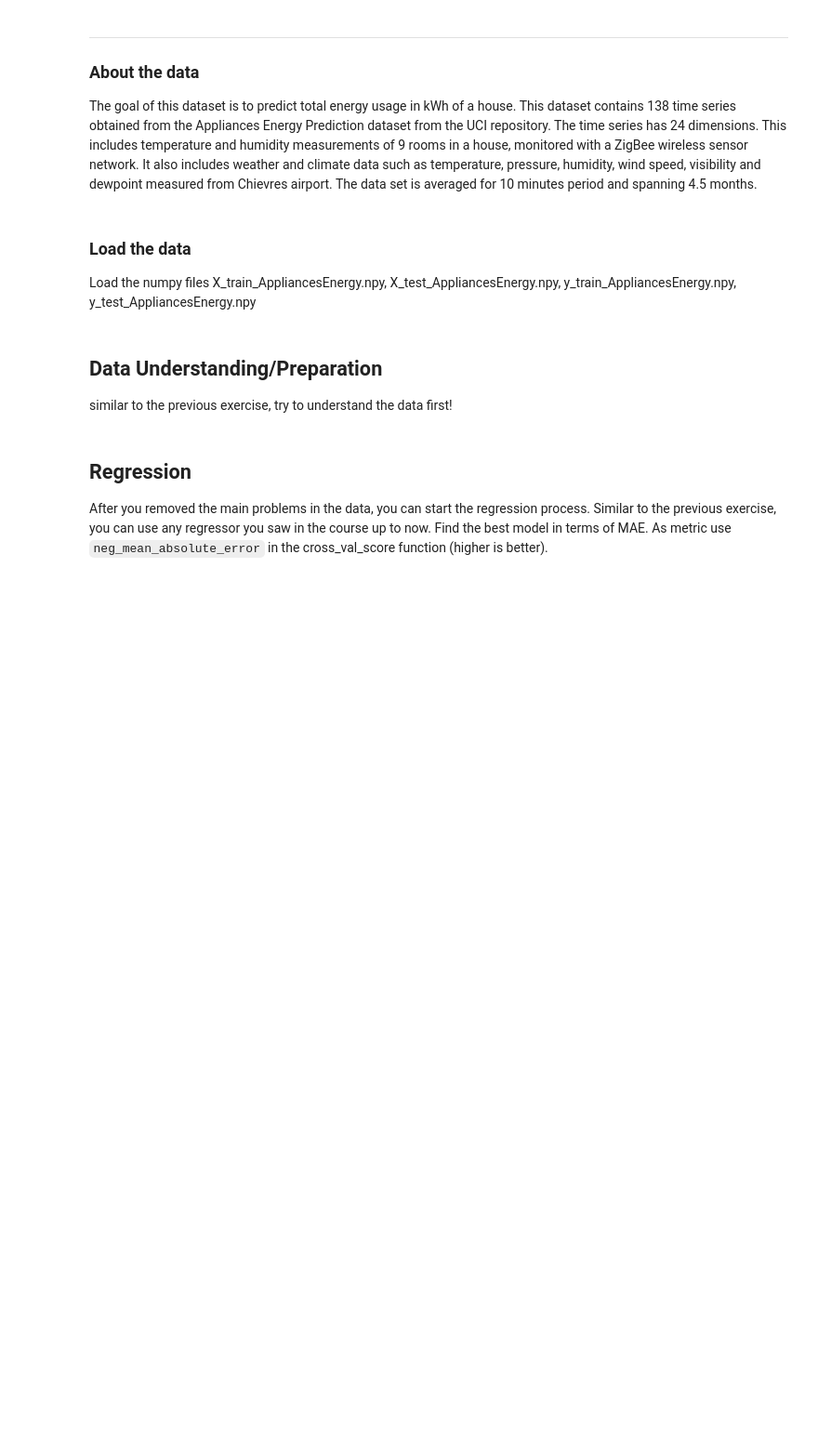
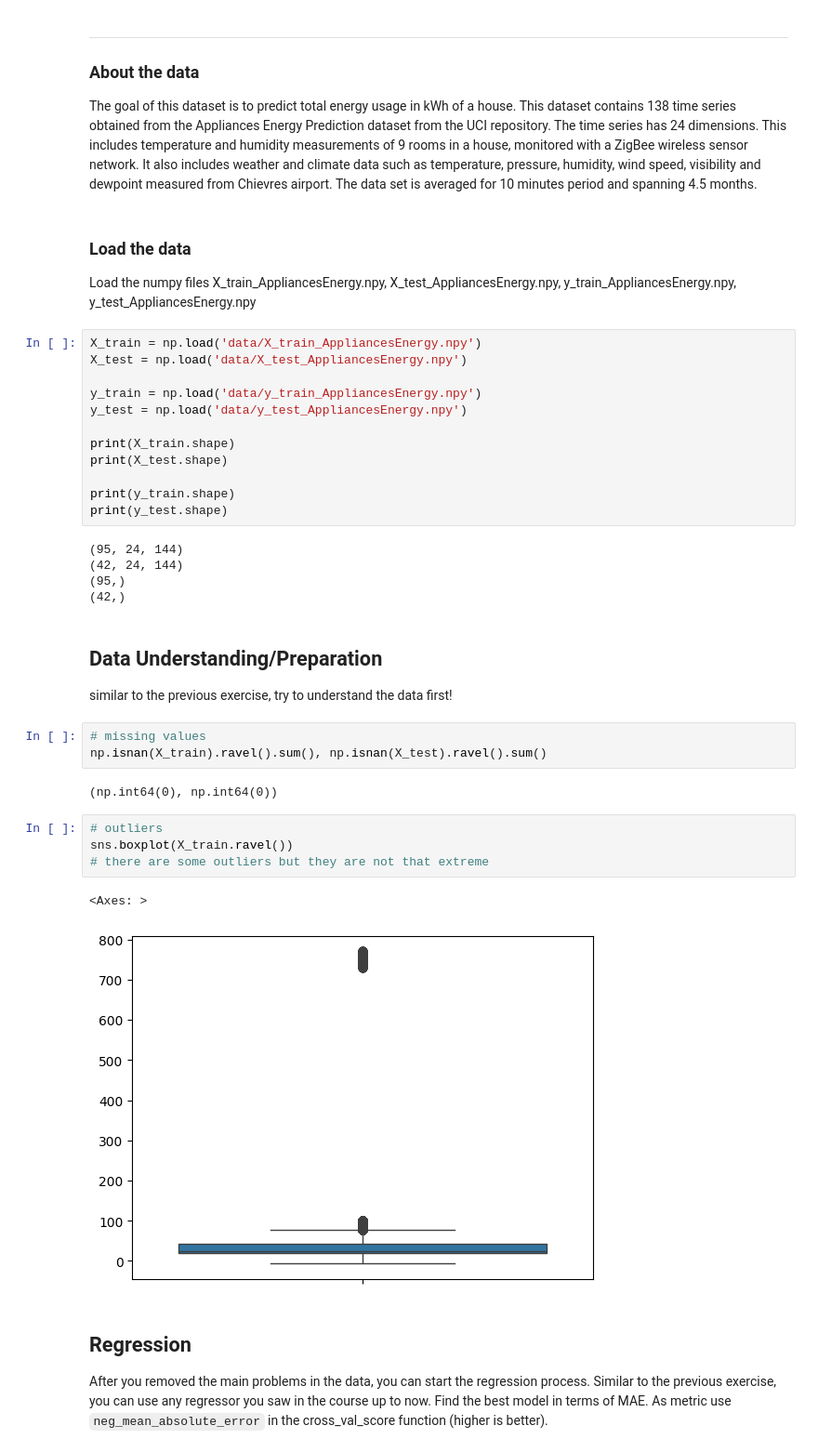
Before and after one commit to icezimmer/pmts, a Jupyter notebook: notebooks/03_Classification_and_Regression_Part1_exercise.ipynb, the cells around one changed output. Shown at 93% size. Drawn from its saved outputs; the diff is of its cells as text; blank space fills up the shorter version.

```diff
--- a/notebooks/03_Classification_and_Regression_Part1_exercise.ipynb
+++ b/notebooks/03_Classification_and_Regression_Part1_exercise.ipynb
@@ -383,10 +389,39 @@ The goal of this dataset is to predict total energy usage in kWh of a house. Thi
 ### Load the data
 
 Load the numpy files X_train_AppliancesEnergy.npy, X_test_AppliancesEnergy.npy, y_train_AppliancesEnergy.npy, y_test_AppliancesEnergy.npy
+# %%
+X_train = np.load('data/X_train_AppliancesEnergy.npy')
+X_test = np.load('data/X_test_AppliancesEnergy.npy')
+
+y_train = np.load('data/y_train_AppliancesEnergy.npy')
+y_test = np.load('data/y_test_AppliancesEnergy.npy')
+
+print(X_train.shape)
+print(X_test.shape)
+
+print(y_train.shape)
+print(y_test.shape)
+# %% [output]
+(95, 24, 144)
+(42, 24, 144)
+(95,)
+(42,)
 # %% [markdown]
 ## Data Understanding/Preparation
 
 similar to the previous exercise, try to understand the data first!
+# %%
+# missing values
+np.isnan(X_train).ravel().sum(), np.isnan(X_test).ravel().sum()
+# %% [output]
+(np.int64(0), np.int64(0))
+# %%
+# outliers
+sns.boxplot(X_train.ravel())
+# there are some outliers but they are not that extreme
+# %% [output]
+<Axes: >
+[figure, added]
 # %% [markdown]
 ## Regression
 After you removed the main problems in the data, you can start the regression process. Similar to the previous exercise, you can use any regressor you saw in the course up to now. Find the best model in terms of MAE. As metric use `neg_mean_absolute_error` in the cross_val_score function (higher is better).
```
Also changed, not shown: parts of 29 cells of this notebook, 4 other files.
